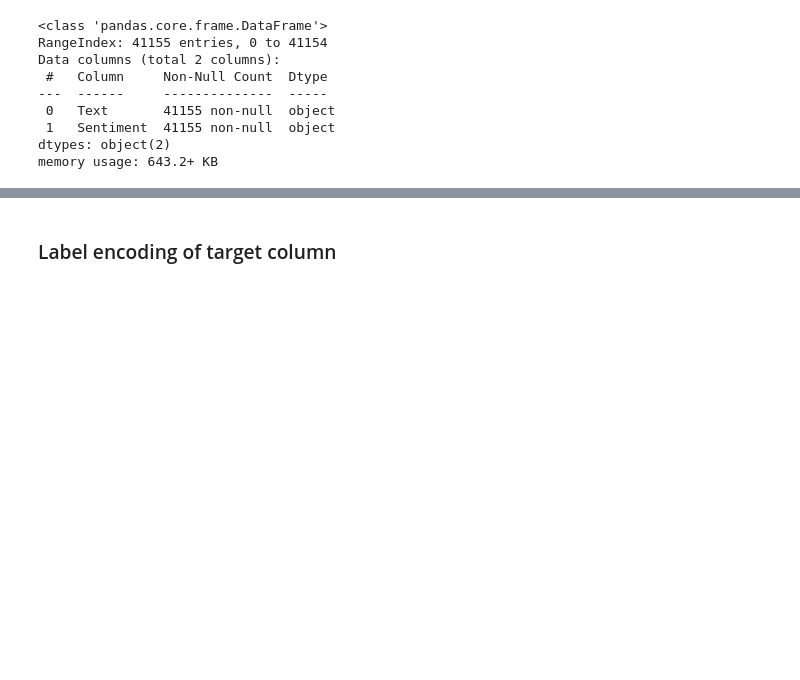
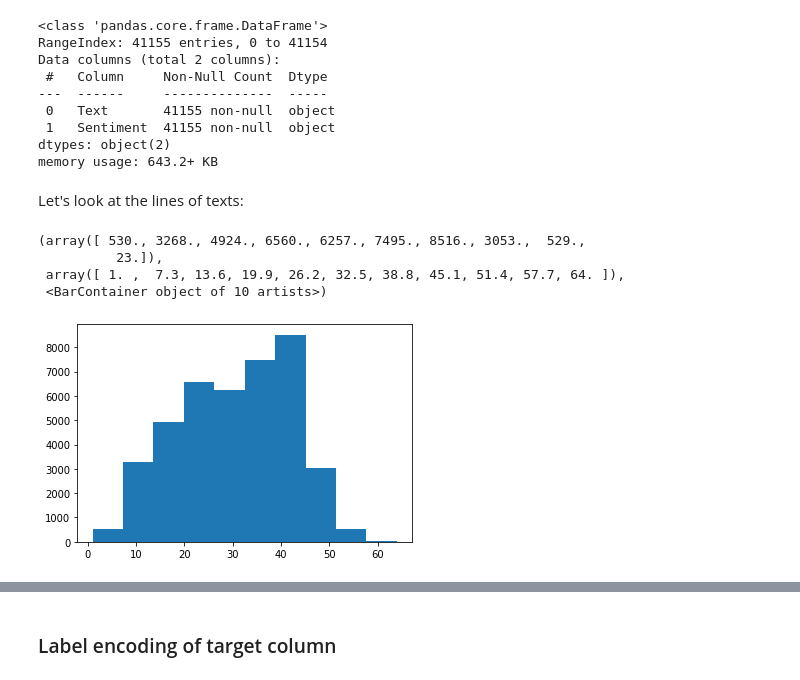
Before and after one commit to wizard339/education, a Jupyter notebook: misis/nlp/text_classification/transfer_learning_nlp_.ipynb, the cells around one changed output, grey strips where cells are left out. Saved outputs shown, nothing was run; the diff lists cells and outputs as text; code cells hidden in the pictures; blank space fills up the shorter version.

```diff
--- a/misis/nlp/text_classification/transfer_learning_nlp_.ipynb
+++ b/misis/nlp/text_classification/transfer_learning_nlp_.ipynb
@@ -76,3 +90,13 @@ Data columns (total 2 columns):
  1   Sentiment  41155 non-null  object
 dtypes: object(2)
 memory usage: 643.2+ KB
+# %% [markdown]
+Let's look at the lines of texts:
+# %%
+plt.hist([len(text.split()) for text in train_raw_data['Text']])
+# %% [output]
+(array([ 530., 3268., 4924., 6560., 6257., 7495., 8516., 3053.,  529.,
+          23.]),
+ array([ 1. ,  7.3, 13.6, 19.9, 26.2, 32.5, 38.8, 45.1, 51.4, 57.7, 64. ]),
+ <BarContainer object of 10 artists>)
+[figure, added]
```
Also changed, not shown: parts of 47 cells of this notebook.
